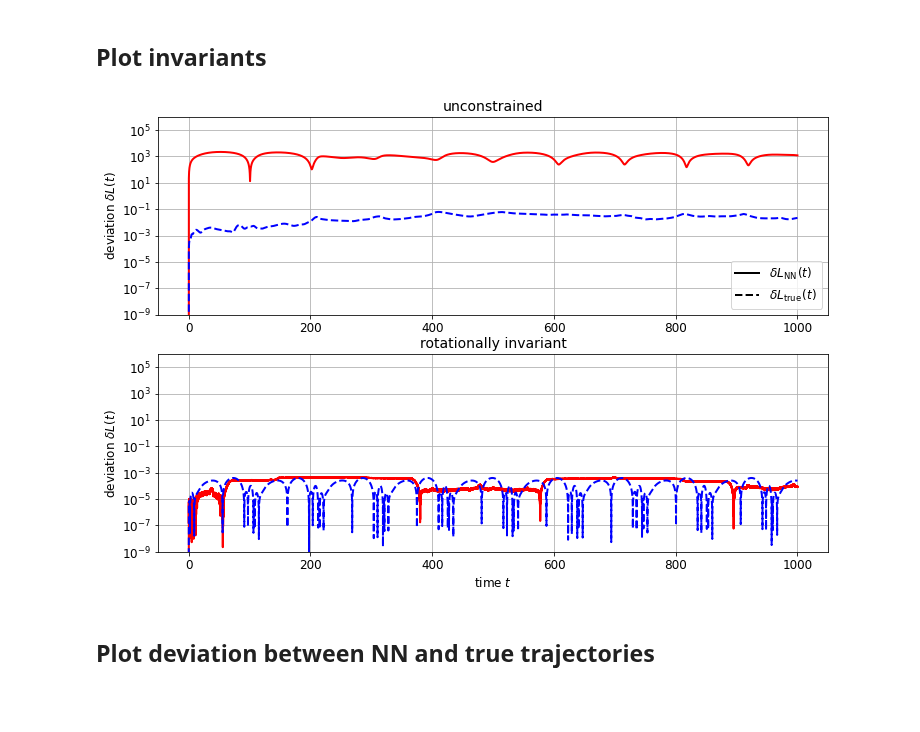
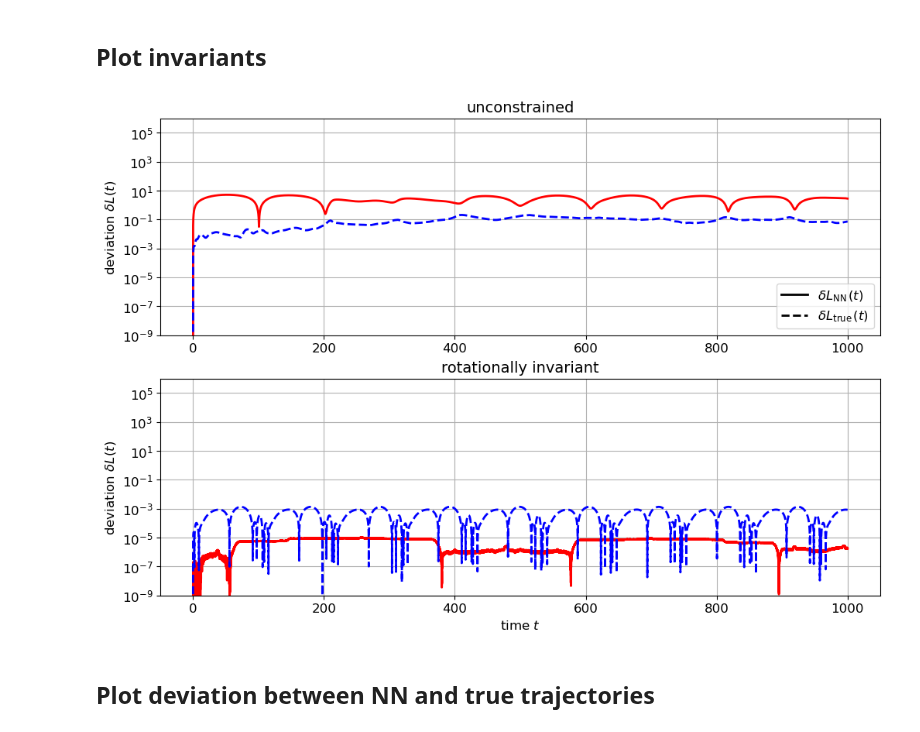
Before and after one commit to eikehmueller/mlconservation_code, a Jupyter notebook: src/EvaluateSchwarzschildModel.ipynb, the cells around one changed output. Drawn from its saved outputs; the diff is of its cells as text; code cells hidden in the pictures; blank space fills up the shorter version.

```diff
--- a/src/EvaluateSchwarzschildModel.ipynb
+++ b/src/EvaluateSchwarzschildModel.ipynb
@@ -121,36 +126,37 @@ fs=12
 
 title = {"":"unconstrained",
          "rot":"rotationally invariant"}
 
 fig, axs = plt.subplots(2, 1, figsize=(12,8))
 for row in [0,1]:
+
     model_label = model_label_list[row]
     invariant = monitors_nn[model_label][1].data
     invariant_true = monitors_nn[model_label][2].data
     ax = axs[row]
     # Plot angular momentum
 
-    Q = np.linalg.norm(invariant[:,:].T-invariant[:,0],axis=1) # / np.linalg.norm(invariant[:,0])
-    Q_true = np.linalg.norm(invariant_true[:,:].T-invariant_true[:,0],axis=1) # / np.linalg.norm(invariant_true[:,0])
+    Q = np.linalg.norm(invariant[:,:].T-invariant[:,0],axis=1) / np.linalg.norm(invariant[:,0])
+    Q_true = np.linalg.norm(invariant_true[:,:].T-invariant_true[:,0],axis=1) / np.linalg.norm(invariant_true[:,0])
     ax.plot(trajectory_generator_nn.t,Q,linewidth=2,color="red")
     ax.plot(trajectory_generator_nn.t,Q_true,linewidth=2,linestyle="--",color="blue")
     if row==0:
         ax.plot([],[],linewidth=2,color="black",label=r"$\delta L_{\operatorname{NN}}(t)$")
         ax.plot([],[],linewidth=2,color="black",linestyle="--",label=r"$\delta L_{\operatorname{true}}(t)$")
         ax.legend(loc="lower right",fontsize=fs)
     else:
         ax.set_xlabel("time $t$",fontsize=fs)
     ax.set_ylabel(r"deviation $\delta L(t)$",fontsize=fs)
     ax.set_yscale("log")
     ax.set_ylim(1.E-9,1.E6)
     ax.set_title(title[model_label],fontsize=14)
     ax.tick_params(axis='both', which='major', labelsize=fs)
     ax.grid()
 
 plt.savefig("invariants_schwarzschild.pdf",bbox_inches="tight")
 plt.show()
 # %% [output]
-[figure, old version]
+[figure, new version]
 # %% [markdown]
 ## Plot deviation between NN and true trajectories
 # %%
```
Also changed, not shown: parts of 2 cells of this notebook.
